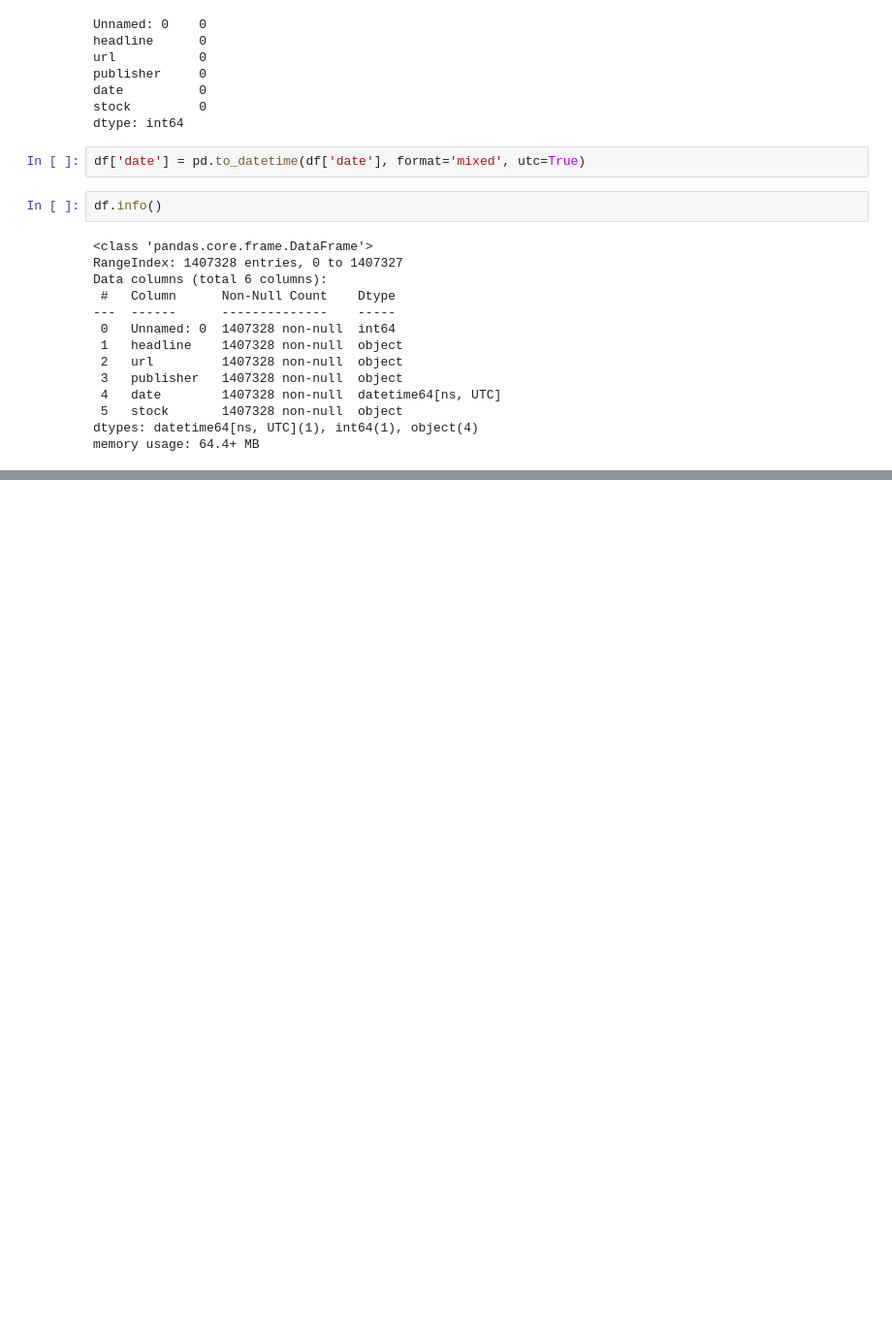
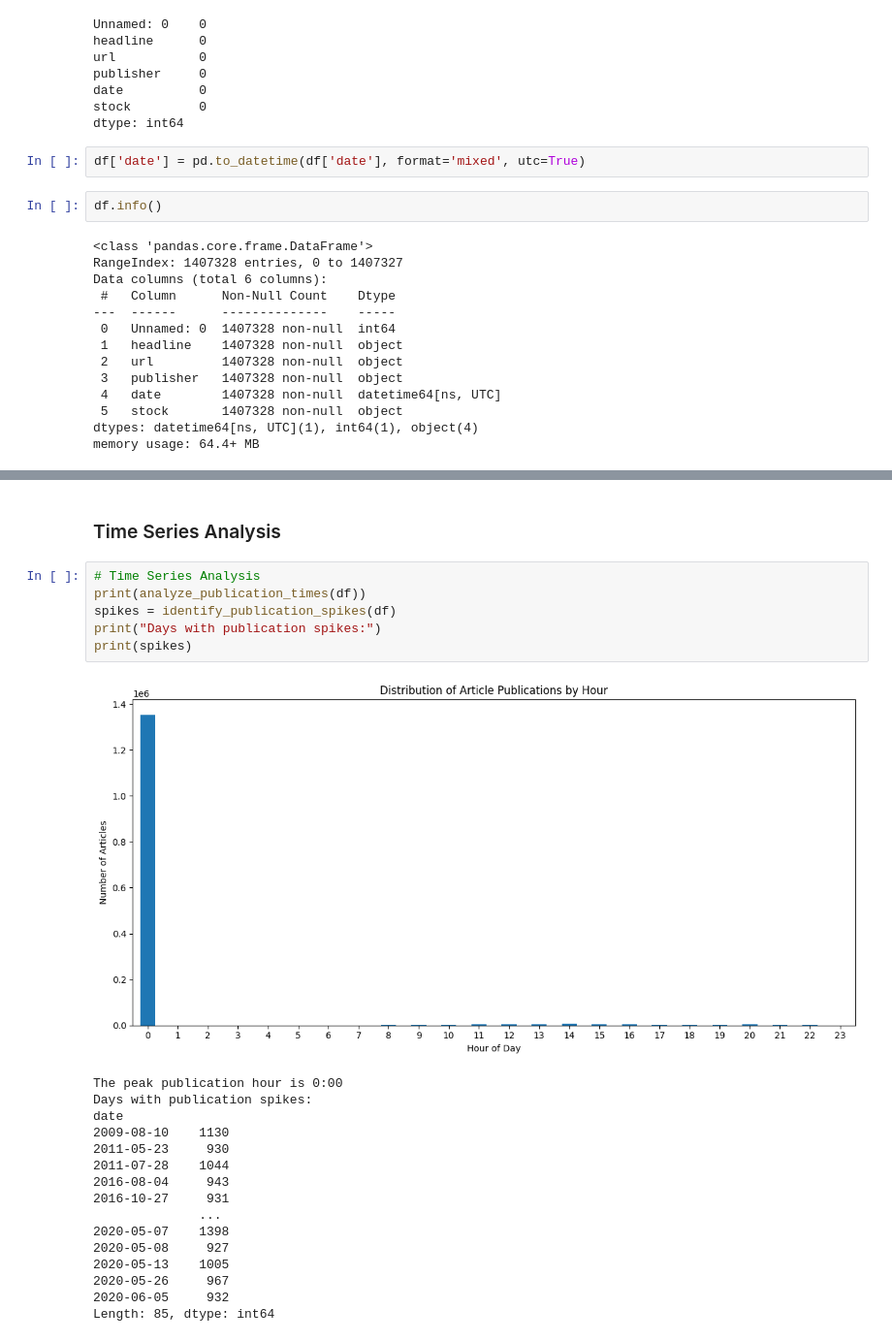
Before and after one commit to OL-YAD/Financial-news-Stock-Analysis, a Jupyter notebook: notebooks/Sentiment_Analysis_EDA.ipynb, the cells around one changed output, grey strips where cells are left out. Shown at 97% size. Saved outputs shown, nothing was run; the diff lists cells and outputs as text; blank space fills up the shorter version.

```diff
--- a/notebooks/Sentiment_Analysis_EDA.ipynb
+++ b/notebooks/Sentiment_Analysis_EDA.ipynb
@@ -170,0 +259,25 @@ plt.show()
+# %% [markdown]
+### Time Series Analysis
+# %%
+# Time Series Analysis
+print(analyze_publication_times(df))
+spikes = identify_publication_spikes(df)
+print("Days with publication spikes:")
+print(spikes)
+# %% [output]
+[figure, added]
+The peak publication hour is 0:00
+Days with publication spikes:
+date
+2009-08-10    1130
+2011-05-23     930
+2011-07-28    1044
+2016-08-04     943
+2016-10-27     931
+              ...
+2020-05-07    1398
+2020-05-08     927
+2020-05-13    1005
+2020-05-26     967
+2020-06-05     932
+Length: 85, dtype: int64
```
Also changed, not shown: parts of 28 cells of this notebook.
